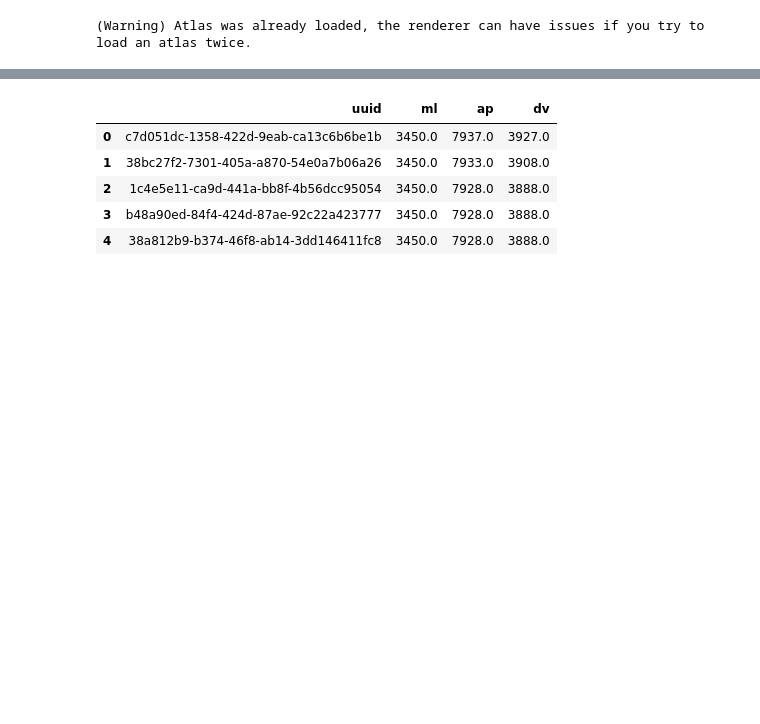
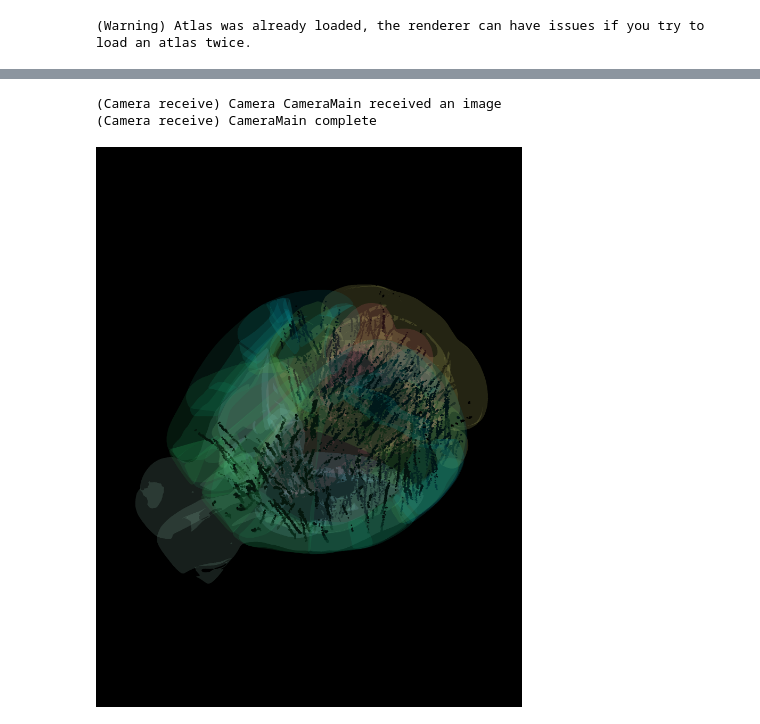
Before and after one commit to int-brain-lab/ibl-viz, a Jupyter notebook: bwm_nature_media/static.ipynb, the cells around one changed output, grey strips where cells are left out. Cells and saved outputs as stored; diff of their text form; code cells hidden in the pictures; blank space fills up the shorter version.

```diff
--- a/bwm_nature_media/static.ipynb
+++ b/bwm_nature_media/static.ipynb
@@ -32,0 +57,2 @@ norm = pd.read_csv('./data/baseline_normalized/uuid_mlapdv.csv')
+# %%
+atlas = BrainGlobeAtlas("allen_mouse_25um")
@@ -33,22 +89,43 @@ norm = pd.read_csv('./data/baseline_normalized/uuid_mlapdv.csv')
+# %%
+# Use the get_color function to get the colors from the mlapdv coordinates
+
+raw_colors = []
+for i, row in raw.iterrows():
+    mlapdv = np.array(row[['ap','dv','ml']])
+    raw_colors.append(get_color(mlapdv))
+
+raw = raw.assign(color=raw_colors)
 # %%
 pmeshes = urchin.meshes.create(len(raw), interactive=False) #creates 2 primitives, stored in list pmeshes
-# %%
-raw.head()
-# %% [output]
-|  | uuid | ml | ap | dv |
-| 0 | c7d051dc-1358-422d-9eab-ca13c6b6be1b | 3450.0 | 7937.0 | 3927.0 |
-| 1 | 38bc27f2-7301-405a-a870-54e0a7b06a26 | 3450.0 | 7933.0 | 3908.0 |
-| 2 | 1c4e5e11-ca9d-441a-bb8f-4b56dcc95054 | 3450.0 | 7928.0 | 3888.0 |
-| 3 | b48a90ed-84f4-424d-87ae-92c22a423777 | 3450.0 | 7928.0 | 3888.0 |
-| 4 | 38a812b9-b374-46f8-ab14-3dd146411fc8 | 3450.0 | 7928.0 | 3888.0 |
 # %%
 # reorder to AP/ML/DV for Urchin and make a list of lists
+
+def rn():
+  return np.random.rand()*50-25
+
+mode_black = False
+
 coords_list = []
+colors_list = []
 for i, row in raw.iterrows():
-  coords_list.append([row['ap'], row['ml'], row['dv']])
-colors_list = [[0.0,0.0,0.0]]*len(raw)
-sizes_list = [[0.02,0.02,0.02]]*len(raw)
+  coords_list.append([row['ap']+rn(), row['ml']+rn(), row['dv']+rn()])
+  colors_list.append(row['color'])
+
+if mode_black:
+  colors_list = [[0.0,0.0,0.0]]*len(raw)
+
+sizes_list = [[0.05,0.05,0.05]]*len(raw)
 
 urchin.meshes.set_positions(pmeshes,coords_list) #sets the positions of the primitives
 urchin.meshes.set_colors(pmeshes, colors_list)
 urchin.meshes.set_scales(pmeshes, sizes_list)
+# %%
+urchin.camera.main.set_background_color("#000000")
+urchin.camera.main.set_rotation('angled')
+urchin.camera.main.set_mode("perspective")
+urchin.camera.main.set_zoom(70)
+await urchin.camera.main.screenshot(size=[2481 ,3261 ])
+# %% [output]
+(Camera receive) Camera CameraMain received an image
+(Camera receive) CameraMain complete
+[figure, added]
```
Also changed, not shown: parts of 5 cells of this notebook.
